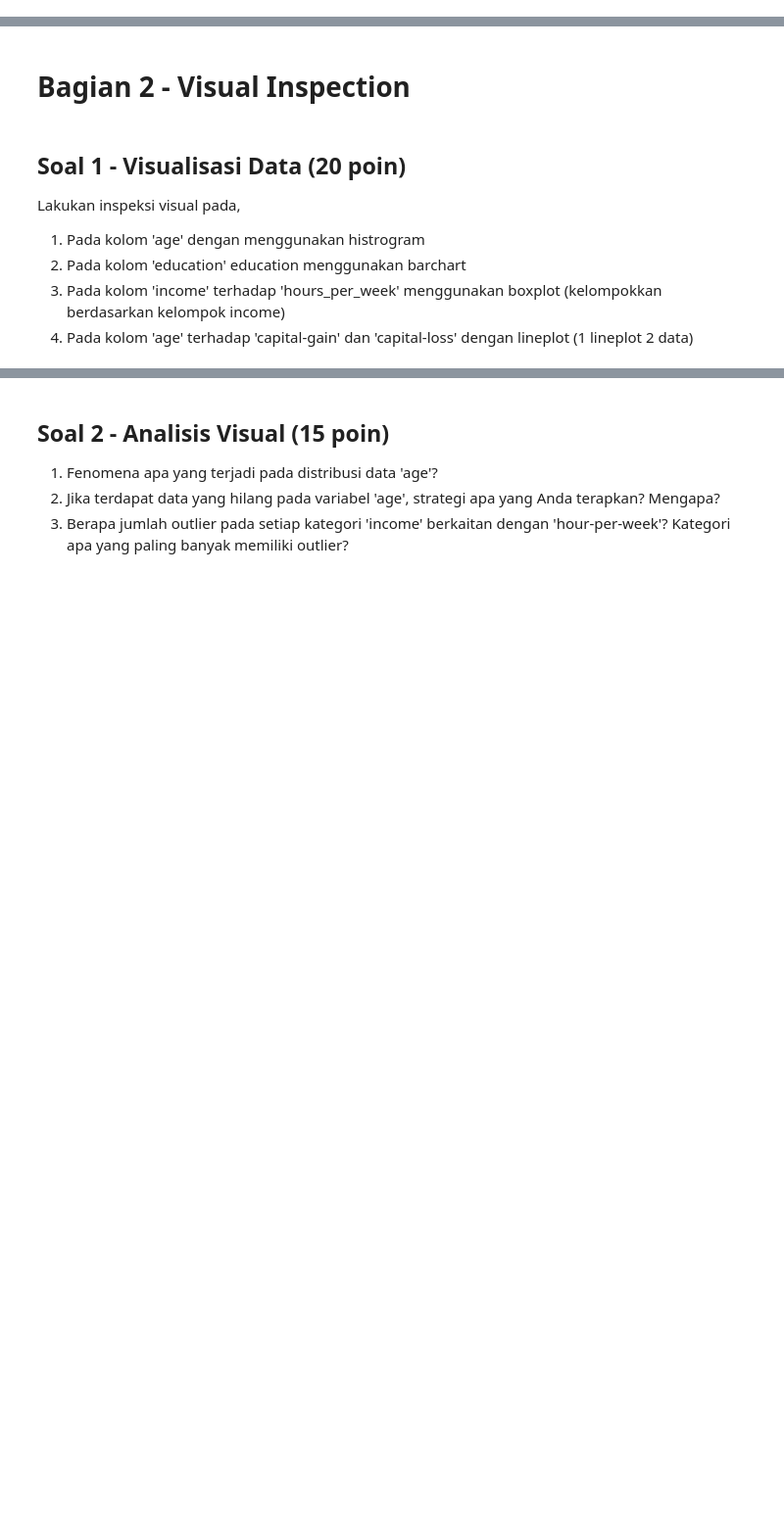
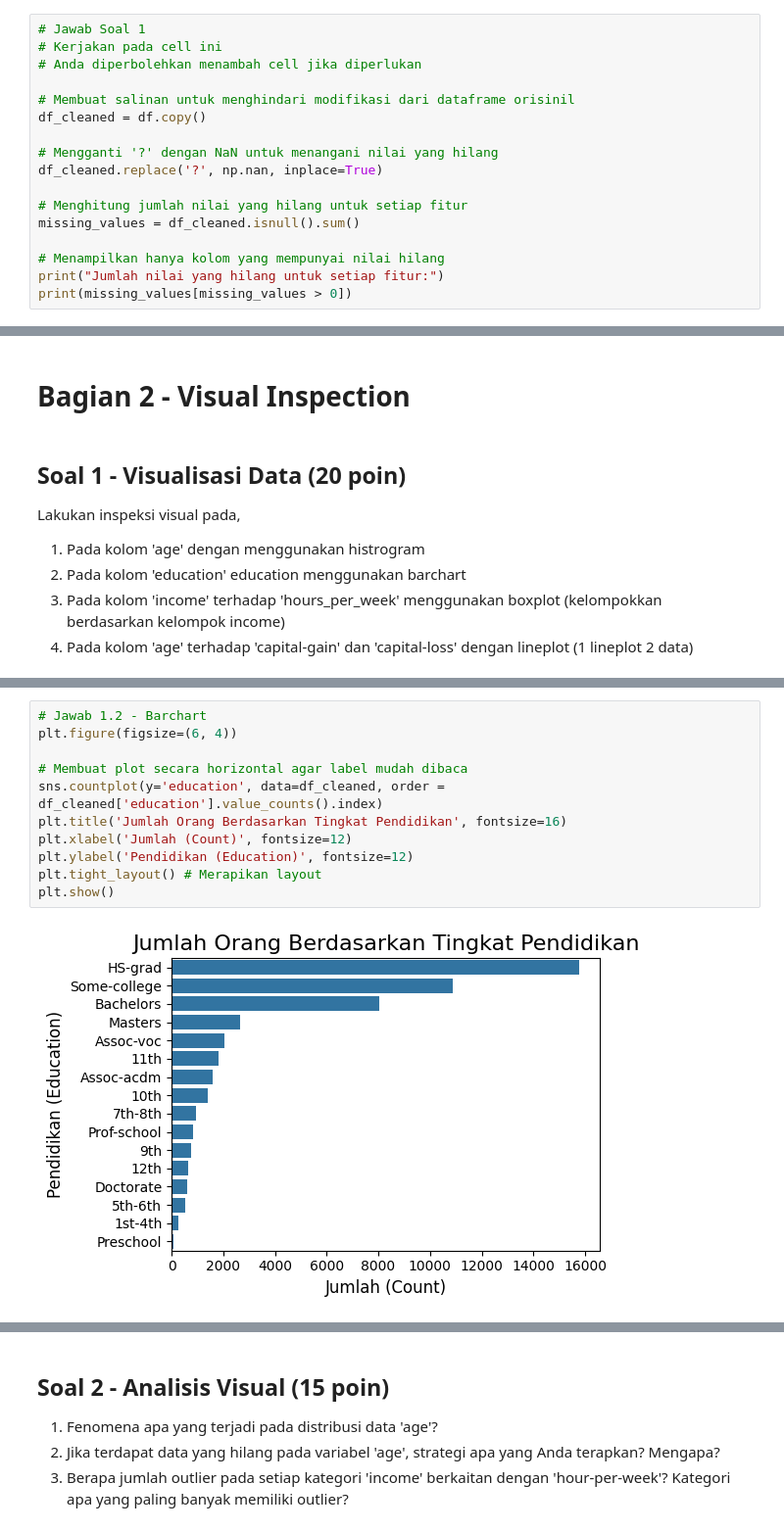
Before and after one commit to a6iyyu/MachineLearning_3F_23, a Jupyter notebook: Q1/KUIS1_2341720115_Rafi Abiyyu Airlangga.ipynb, the cells around one changed output, grey strips where cells are left out. Shown at 98% size. Saved outputs shown, nothing was run; the diff lists cells and outputs as text; blank space fills up the shorter version.

```diff
--- a/Q1/KUIS1_2341720115_Rafi Abiyyu Airlangga.ipynb
+++ b/Q1/KUIS1_2341720115_Rafi Abiyyu Airlangga.ipynb
@@ -78,0 +73,17 @@ adult_income.metadata
+# %%
+# Jawab Soal 1
+# Kerjakan pada cell ini
+# Anda diperbolehkan menambah cell jika diperlukan
+
+# Membuat salinan untuk menghindari modifikasi dari dataframe orisinil
+df_cleaned = df.copy()
+
+# Mengganti '?' dengan NaN untuk menangani nilai yang hilang
+df_cleaned.replace('?', np.nan, inplace=True)
+
+# Menghitung jumlah nilai yang hilang untuk setiap fitur
+missing_values = df_cleaned.isnull().sum()
+
+# Menampilkan hanya kolom yang mempunyai nilai hilang
+print("Jumlah nilai yang hilang untuk setiap fitur:")
+print(missing_values[missing_values > 0])
@@ -110,0 +201,13 @@ Lakukan inspeksi visual pada,
+# %%
+# Jawab 1.2 - Barchart
+plt.figure(figsize=(6, 4))
+
+# Membuat plot secara horizontal agar label mudah dibaca
+sns.countplot(y='education', data=df_cleaned, order = df_cleaned['education'].value_counts().index)
+plt.title('Jumlah Orang Berdasarkan Tingkat Pendidikan', fontsize=16)
+plt.xlabel('Jumlah (Count)', fontsize=12)
+plt.ylabel('Pendidikan (Education)', fontsize=12)
+plt.tight_layout() # Merapikan layout
+plt.show()
+# %% [output]
+[figure, added]
```
Also changed, not shown: parts of 31 cells of this notebook.
